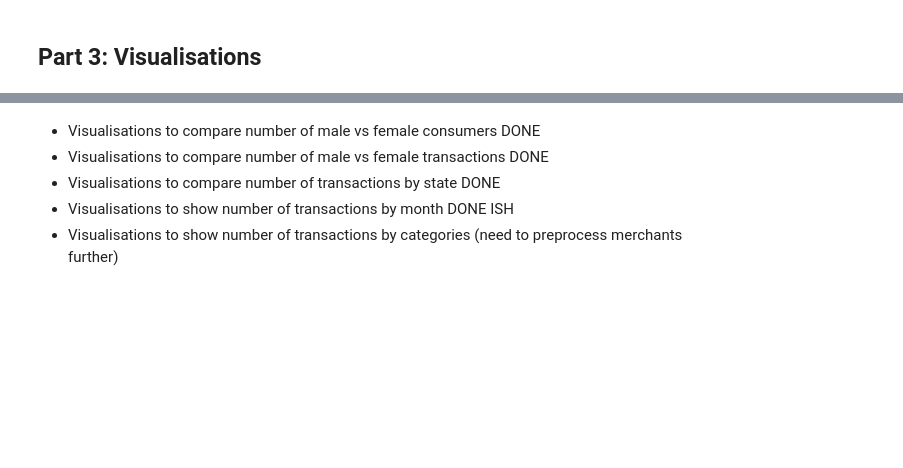
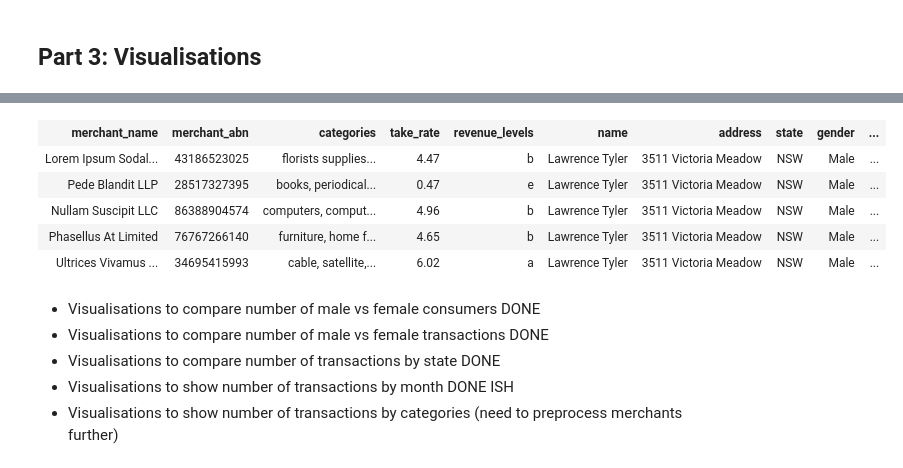
Before and after one commit to MAST30034-Applied-Data-Science/generic-buy-now-pay-later-project-group-10-bnpl, a Jupyter notebook: notebooks/Part3.ipynb, the cells around one changed output, grey strips where cells are left out. Cells and saved outputs as stored; diff of their text form; code cells hidden in the pictures; blank space fills up the shorter version.

```diff
--- a/notebooks/Part3.ipynb
+++ b/notebooks/Part3.ipynb
@@ -14,0 +15,3 @@ Count after outlier exclusion 1:  13614675
+# %%
+final_dataset.limit(5)
+# %% [output]
@@ -15,3 +19,9 @@ Count after outlier exclusion 1:  13614675
+| merchant_name | merchant_abn | categories | take_rate | revenue_levels | name | address | state | gender | ... |
+| Lorem Ipsum Sodal... | 43186523025 | florists supplies... | 4.47 | b | Lawrence Tyler | 3511 Victoria Meadow | NSW | Male | ... |
+| Pede Blandit LLP | 28517327395 | books, periodical... | 0.47 | e | Lawrence Tyler | 3511 Victoria Meadow | NSW | Male | ... |
+| Nullam Suscipit LLC | 86388904574 | computers, comput... | 4.96 | b | Lawrence Tyler | 3511 Victoria Meadow | NSW | Male | ... |
+| Phasellus At Limited | 76767266140 | furniture, home f... | 4.65 | b | Lawrence Tyler | 3511 Victoria Meadow | NSW | Male | ... |
+| Ultrices Vivamus ... | 34695415993 | cable, satellite,... | 6.02 | a | Lawrence Tyler | 3511 Victoria Meadow | NSW | Male | ... |
 # %% [markdown]
 - Visualisations to compare number of male vs female consumers DONE
 - Visualisations to compare number of male vs female transactions DONE
```
Also changed, not shown: parts of 3 cells of this notebook, 22 other files.
